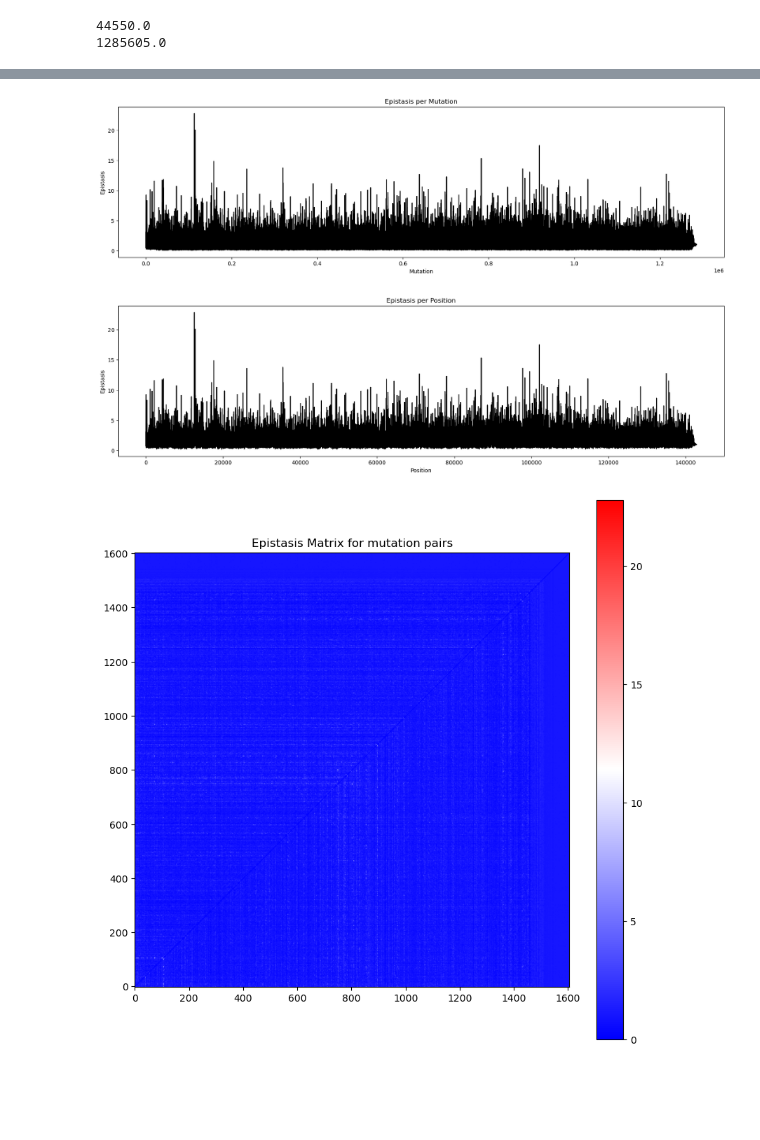
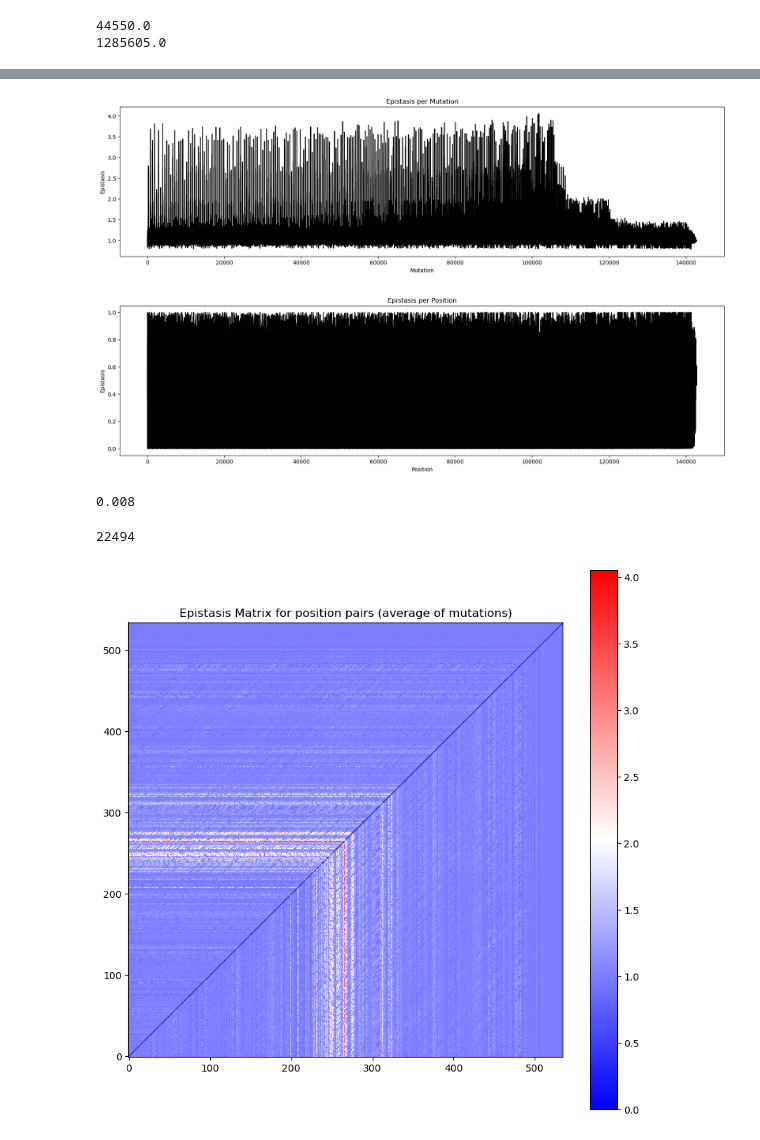
Before and after one commit to JoshuaGensel/MIME_ML, a Jupyter notebook: src/experimental_analysis.ipynb, the cells around one changed output, grey strips where cells are left out. Saved outputs shown, nothing was run; the diff lists cells and outputs as text; code cells hidden in the pictures; blank space fills up the shorter version.

Commit message:
new epistasis computation

```diff
--- a/src/experimental_analysis.ipynb
+++ b/src/experimental_analysis.ipynb
@@ -380,0 +370,5 @@ epistasis_epistasis_nucleotides, nucleotide_pairs, epistasis_positions, position
+# %%
+# load epistasis
+epistasis = np.loadtxt('./experimental_model/epistasis.txt')
+p_values = np.loadtxt('./experimental_model/p_values.txt')
+position_pairs = np.loadtxt('./experimental_model/position_pairs.txt', dtype=int)
@@ -381,38 +382,65 @@ epistasis_epistasis_nucleotides, nucleotide_pairs, epistasis_positions, position
 # %%
 # lineplot of epistasis
 plt.figure(figsize=(20, 5))
-plt.plot(epistasis_epistasis_nucleotides, color='black')
+plt.plot(epistasis, color='black')
 plt.xlabel('Mutation')
 plt.ylabel('Epistasis')
 plt.title('Epistasis per Mutation')
 plt.show()
 # %% [output]
-[figure, old version]
+[figure, new version]
 # %%
 # plot epistasis positions
 plt.figure(figsize=(20, 5))
-plt.plot(epistasis_positions, color='black')
+plt.plot(p_values, color='black')
 plt.xlabel('Position')
 plt.ylabel('Epistasis')
 plt.title('Epistasis per Position')
 plt.show()
 # %% [output]
-[figure, old version]
+[figure, new version]
+# %%
+def benjamini_hochberg(p_values, alpha):
+    """This function implements the benjamini-hochberg procedure for controlling the false discovery rate
+    and returns the p-value threshold for significance"""
+    # sort p-values
+    p_values = np.sort(p_values)
+    # calculate critical value
+    critical_value = np.min(np.where(p_values > np.arange(1, len(p_values)+1)*alpha/len(p_values)))
+    # return p-value threshold
+    return p_values[critical_value]
+# %%
+epistasis_threshold = benjamini_hochberg(p_values, 0.05)
+print(epistasis_threshold)
+# %% [output]
+0.008
+# %%
+# iterate over all nucleotide kds and check if they are significant
+significant_epistasis = []
+for i in range(len(epistasis)):
+    if p_values[i] < epistasis_threshold:
+        significant_epistasis.append(1)
+    else:
+        significant_epistasis.append(0)
+
+print(sum(significant_epistasis))
+# %% [output]
+22494
 # %%
-# create 1605x1605 matrix with epistasis values
-epistasis_matrix = np.zeros((1605, 1605))
-for i in range(len(nucleotide_pairs)):
-    epistasis_matrix[nucleotide_pairs[i][0], nucleotide_pairs[i][1]] = epistasis_epistasis_nucleotides[i]
-    epistasis_matrix[nucleotide_pairs[i][1], nucleotide_pairs[i][0]] = epistasis_epistasis_nucleotides[i]
+# create 535x535 matrix with epistasis values
+epistasis_matrix = np.zeros((535, 535))
+for i in range(len(position_pairs)):
+    epistasis_matrix[position_pairs[i][0], position_pairs[i][1]] = epistasis[i]
+    epistasis_matrix[position_pairs[i][1], position_pairs[i][0]] = epistasis[i]
 
 # plot epistasis matrix as heatmap
 plt.figure(figsize=(10, 10))
 plt.imshow(epistasis_matrix, cmap='bwr')
-# flip y axis to match sequence
+# invert y axis to match sequence
 plt.gca().invert_yaxis()
 plt.colorbar()
-plt.title('Epistasis Matrix for mutation pairs')
+plt.title('Epistasis Matrix for position pairs (average of mutations)')
 plt.show()
 # %% [output]
-[figure, old version]
+[figure, new version]
 # %%
```
Also changed, not shown: parts of 39 cells of this notebook, 1 other file.
